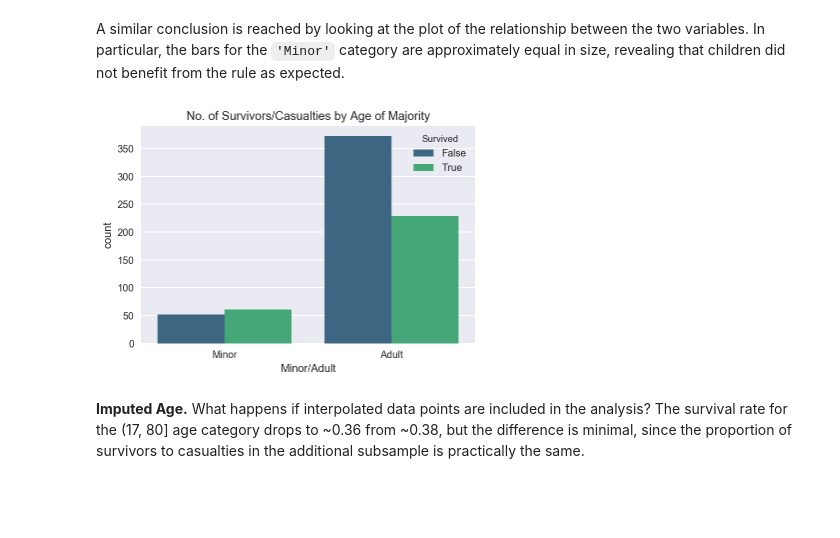
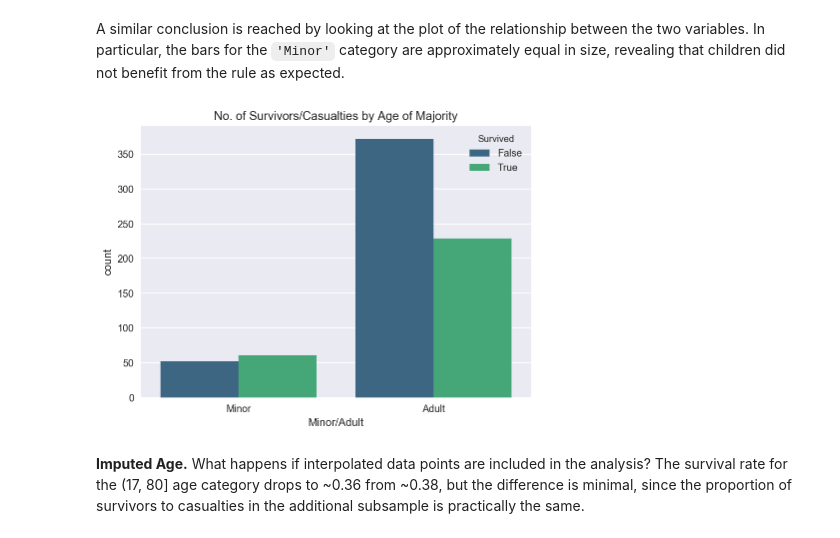
Before and after one commit to federicomariamassari/udacity-dand, a Jupyter notebook: projects/p2/dand-p2-investigate-a-dataset.ipynb, the cells around one changed output. Cells and saved outputs as stored; diff of their text form; code cells hidden in the pictures; blank space fills up the shorter version.

```diff
--- a/projects/p2/dand-p2-investigate-a-dataset.ipynb
+++ b/projects/p2/dand-p2-investigate-a-dataset.ipynb
@@ -1039,11 +1040,12 @@ All    424.0000  290.0000  714.0
 # %% [markdown]
 A similar conclusion is reached by looking at the plot of the relationship between the two variables. In particular, the bars for the `'Minor'` category are approximately equal in size, revealing that children did not benefit from the rule as expected.
 # %%
+plt.figure(figsize=(7,5))
 sns.countplot('Minor/Adult', hue = 'Survived', data = titanic_df,
               order = ['Minor', 'Adult'], palette = 'viridis');
 plt.title('No. of Survivors/Casualties by Age of Majority');
 # %% [output]
-[figure, old version]
+[figure, new version]
 # %% [markdown]
 __Imputed Age.__ What happens if interpolated data points are included in the analysis? The survival rate for the (17, 80] age category drops to ~0.36 from ~0.38, but the difference is minimal, since the proportion of survivors to casualties in the additional subsample is practically the same.
 # %%
```
Also changed, not shown: parts of 5 cells of this notebook.
